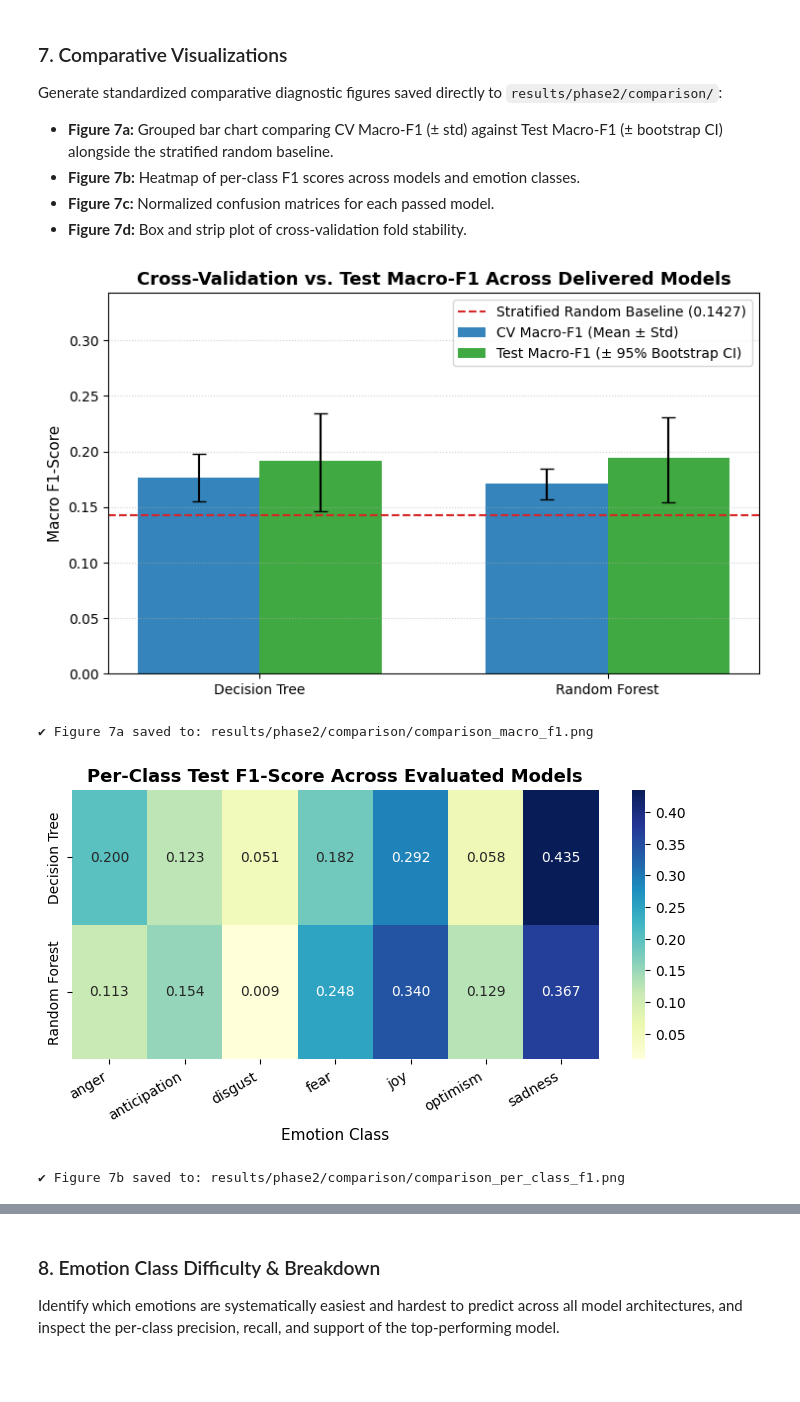
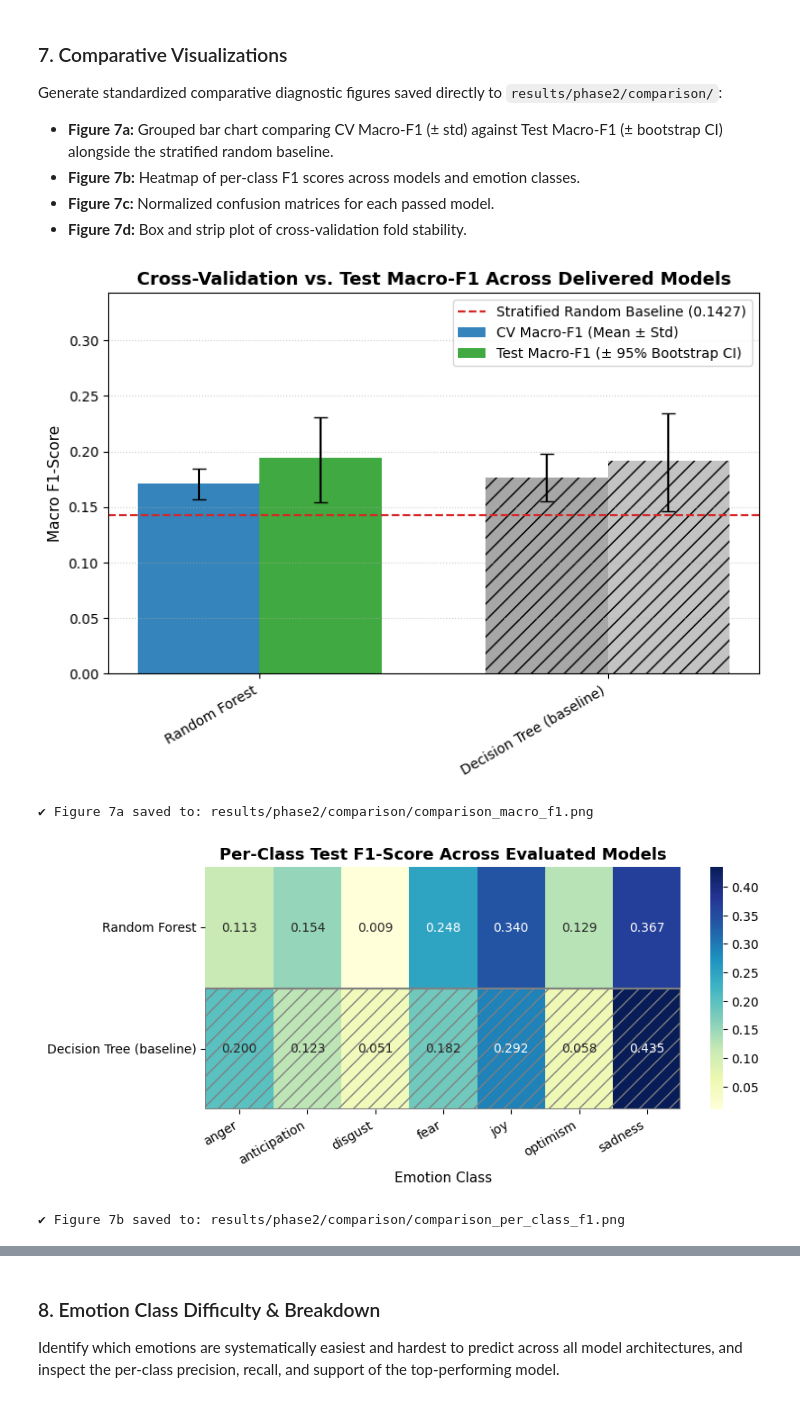
Before and after one commit to it25102877/IT2011-AIML-Project, a Jupyter notebook: notebooks/Phase2_Model_Comparison.ipynb, the cells around one changed output, grey strips where cells are left out. Saved outputs shown, nothing was run; the diff lists cells and outputs as text; code cells hidden in the pictures; blank space fills up the shorter version.

Commit message:
Make model comparison role-aware and clean repository layout

```diff
--- a/notebooks/Phase2_Model_Comparison.ipynb
+++ b/notebooks/Phase2_Model_Comparison.ipynb
@@ -444,20 +486,20 @@ The top-performing model on the held-out test set is Random Forest (Macro-F1: 0.
 ### 6. Cross-Validation vs. Held-Out Test Generalization Rankings
 Compare the relative ranking of models on internal grouped cross-validation against their performance on the held-out test set to detect ranking inversions.
 # %%
-# Extract rankings
-cv_rank_order = sorted(passed_models.keys(), key=lambda k: passed_models[k]["data"]["cv"]["macro_f1"]["mean"], reverse=True)
-test_rank_order = sorted(passed_models.keys(), key=lambda k: passed_models[k]["data"]["test"]["macro_f1"], reverse=True)
+# Rank primary submissions only.
+cv_rank_order = sorted(primary_models, key=lambda k: primary_models[k]["data"]["cv"]["macro_f1"]["mean"], reverse=True)
+test_rank_order = sorted(primary_models, key=lambda k: primary_models[k]["data"]["test"]["macro_f1"], reverse=True)
 
 ranking_records = []
 disagreements = []
 
-for rank_idx in range(len(passed_models)):
+for rank_idx in range(len(primary_models)):
     cv_k = cv_rank_order[rank_idx]
     test_k = test_rank_order[rank_idx]
-    cv_lbl = passed_models[cv_k]["data"]["meta"].get("model_label", cv_k)
-    test_lbl = passed_models[test_k]["data"]["meta"].get("model_label", test_k)
-    cv_score = passed_models[cv_k]["data"]["cv"]["macro_f1"]["mean"]
-    test_score = passed_models[test_k]["data"]["test"]["macro_f1"]
+    cv_lbl = primary_models[cv_k]["data"]["meta"].get("model_label", cv_k)
+    test_lbl = primary_models[test_k]["data"]["meta"].get("model_label", test_k)
+    cv_score = primary_models[cv_k]["data"]["cv"]["macro_f1"]["mean"]
+    test_score = primary_models[test_k]["data"]["test"]["macro_f1"]
 
     ranking_records.append({
         "Rank": f"#{rank_idx + 1}",
@@ -470,11 +512,19 @@ for rank_idx in range(len(passed_models)):
         disagreements.append(f"Rank #{rank_idx + 1}: CV prefers {cv_lbl} but Test prefers {test_lbl}")
 
 ranking_df = pd.DataFrame(ranking_records)
-print("=== Model Generalization Ranking Comparison ===")
+print("=== Primary Model Generalization Ranking Comparison ===")
 print(ranking_df.to_string(index=False))
 
 if disagreements:
     print(f"\n⚠ Ranking Disagreement Detected: {'; '.join(disagreements)}.")
 else:
     print("\n✔ Complete agreement: Cross-validation ranking matches held-out test set ranking exactly.")
+
+print("\nAdditional models listed after the primary ranking:")
+if baseline_models:
+    for k, pitem in sorted(baseline_models.items(), key=lambda item: item[1]["data"]["test"]["macro_f1"], reverse=True):
+        label = pitem["data"]["meta"].get("model_label", k)
+        print(f"- {label} (baseline): CV Macro-F1 {pitem['data']['cv']['macro_f1']['mean']:.4f}; Test Macro-F1 {pitem['data']['test']['macro_f1']:.4f}")
+else:
+    print("- No additional baselines delivered.")
 # %% [output]
@@ -495,39 +547,48 @@ Generate standardized comparative diagnostic figures saved directly to `results/
 # Figure 7a: Grouped Bar Chart of CV vs. Test Macro-F1
 fig, ax = plt.subplots(figsize=(8.5, 5))
 
-model_keys = list(passed_models.keys())
-model_labels = [passed_models[k]["data"]["meta"].get("model_label", k) for k in model_keys]
+model_keys = list(primary_models.keys()) + list(baseline_models.keys())
+model_labels = [
+    passed_models[k]["data"]["meta"].get("model_label", k) + (" (baseline)" if EXPECTED_MODELS[k]["role"] == "baseline" else "")
+    for k in model_keys
+]
 n_mod = len(model_keys)
 x = np.arange(n_mod)
 width = 0.35
 
 cv_means = [passed_models[k]["data"]["cv"]["macro_f1"]["mean"] for k in model_keys]
 cv_stds = [passed_models[k]["data"]["cv"]["macro_f1"]["std"] for k in model_keys]
 test_scores = [passed_models[k]["data"]["test"]["macro_f1"] for k in model_keys]
 
 test_err_low = [test_scores[i] - boot_cis[k][0] for i, k in enumerate(model_keys)]
 test_err_high = [boot_cis[k][1] - test_scores[i] for i, k in enumerate(model_keys)]
 
-ax.bar(x - width/2, cv_means, width, yerr=cv_stds, capsize=5, label="CV Macro-F1 (Mean ± Std)", color="#1f77b4", alpha=0.9)
-ax.bar(x + width/2, test_scores, width, yerr=[test_err_low, test_err_high], capsize=5, label="Test Macro-F1 (± 95% Bootstrap CI)", color="#2ca02c", alpha=0.9)
+role_colors_cv = ["#9e9e9e" if EXPECTED_MODELS[k]["role"] == "baseline" else "#1f77b4" for k in model_keys]
+role_colors_test = ["#bdbdbd" if EXPECTED_MODELS[k]["role"] == "baseline" else "#2ca02c" for k in model_keys]
+cv_bars = ax.bar(x - width/2, cv_means, width, yerr=cv_stds, capsize=5, label="CV Macro-F1 (Mean ± Std)", color=role_colors_cv, alpha=0.9)
+test_bars = ax.bar(x + width/2, test_scores, width, yerr=[test_err_low, test_err_high], capsize=5, label="Test Macro-F1 (± 95% Bootstrap CI)", color=role_colors_test, alpha=0.9)
+for idx, k in enumerate(model_keys):
+    if EXPECTED_MODELS[k]["role"] == "baseline":
+        cv_bars[idx].set_hatch("//")
+        test_bars[idx].set_hatch("//")
 
 strat_ref = ref_data["baselines"]["stratified_random"]["macro_f1_mean"]
 ax.axhline(strat_ref, color="#d62728", linestyle="--", linewidth=1.5, label=f"Stratified Random Baseline ({strat_ref:.4f})")
 
 ax.set_title("Cross-Validation vs. Test Macro-F1 Across Delivered Models", fontsize=13, fontweight="bold")
 ax.set_ylabel("Macro F1-Score", fontsize=11)
 ax.set_xticks(x)
-ax.set_xticklabels(model_labels, fontsize=10)
+ax.set_xticklabels(model_labels, rotation=30, ha="right", fontsize=10)
 ax.set_ylim(0, max(max(cv_means) + max(cv_stds), max(test_scores) + 0.08) * 1.25)
 ax.grid(True, linestyle=":", alpha=0.6, axis="y")
 ax.legend(loc="upper right", frameon=True)
 
 fig_path_a = COMPARISON_DIR / "comparison_macro_f1.png"
 fig.savefig(fig_path_a, dpi=300, bbox_inches="tight")
 plt.show()
 print(f"✔ Figure 7a saved to: {rel(fig_path_a)}")
 # %% [output]
-[figure, old version]
+[figure, new version]
 ✔ Figure 7a saved to: results/phase2/comparison/comparison_macro_f1.png
 # %%
 # Figure 7b: Per-Class F1-Score Heatmap
@@ -537,7 +598,8 @@ row_labels = []
 
 for k in model_keys:
     d = passed_models[k]["data"]
-    row_labels.append(d["meta"].get("model_label", k))
+    suffix = " (baseline)" if EXPECTED_MODELS[k]["role"] == "baseline" else ""
+    row_labels.append(d["meta"].get("model_label", k) + suffix)
     heatmap_data.append([d["test"]["per_class"][lbl]["f1"] for lbl in labels])
 
 fig, ax = plt.subplots(figsize=(8.5, max(3.5, len(model_keys) * 1.5)))
@@ -554,13 +616,16 @@ sns.heatmap(
 ax.set_title("Per-Class Test F1-Score Across Evaluated Models", fontsize=13, fontweight="bold")
 ax.set_xlabel("Emotion Class", fontsize=11)
 ax.set_xticklabels(labels, rotation=30, ha="right", fontsize=10)
+for row_idx, k in enumerate(model_keys):
+    if EXPECTED_MODELS[k]["role"] == "baseline":
+        ax.add_patch(plt.Rectangle((0, row_idx), len(labels), 1, fill=False, edgecolor="grey", hatch="//", linewidth=1.5))
 
 fig_path_b = COMPARISON_DIR / "comparison_per_class_f1.png"
 fig.savefig(fig_path_b, dpi=300, bbox_inches="tight")
 plt.show()
 print(f"✔ Figure 7b saved to: {rel(fig_path_b)}")
 # %% [output]
-[figure, old version]
+[figure, new version]
 ✔ Figure 7b saved to: results/phase2/comparison/comparison_per_class_f1.png
 # %%
 # Figure 7c: Grid of Row-Normalized Test Confusion Matrices
```
Also changed, not shown: parts of 12 cells of this notebook, 12 other files.
